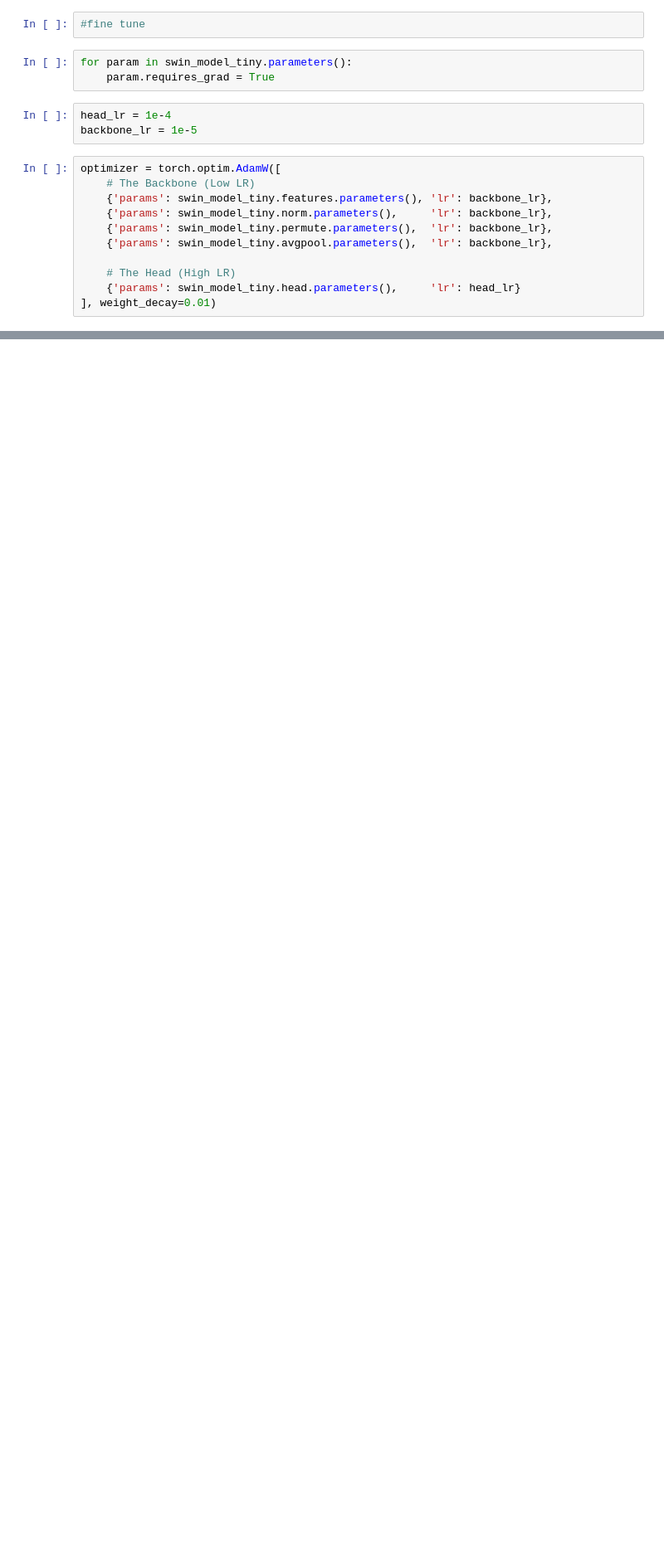
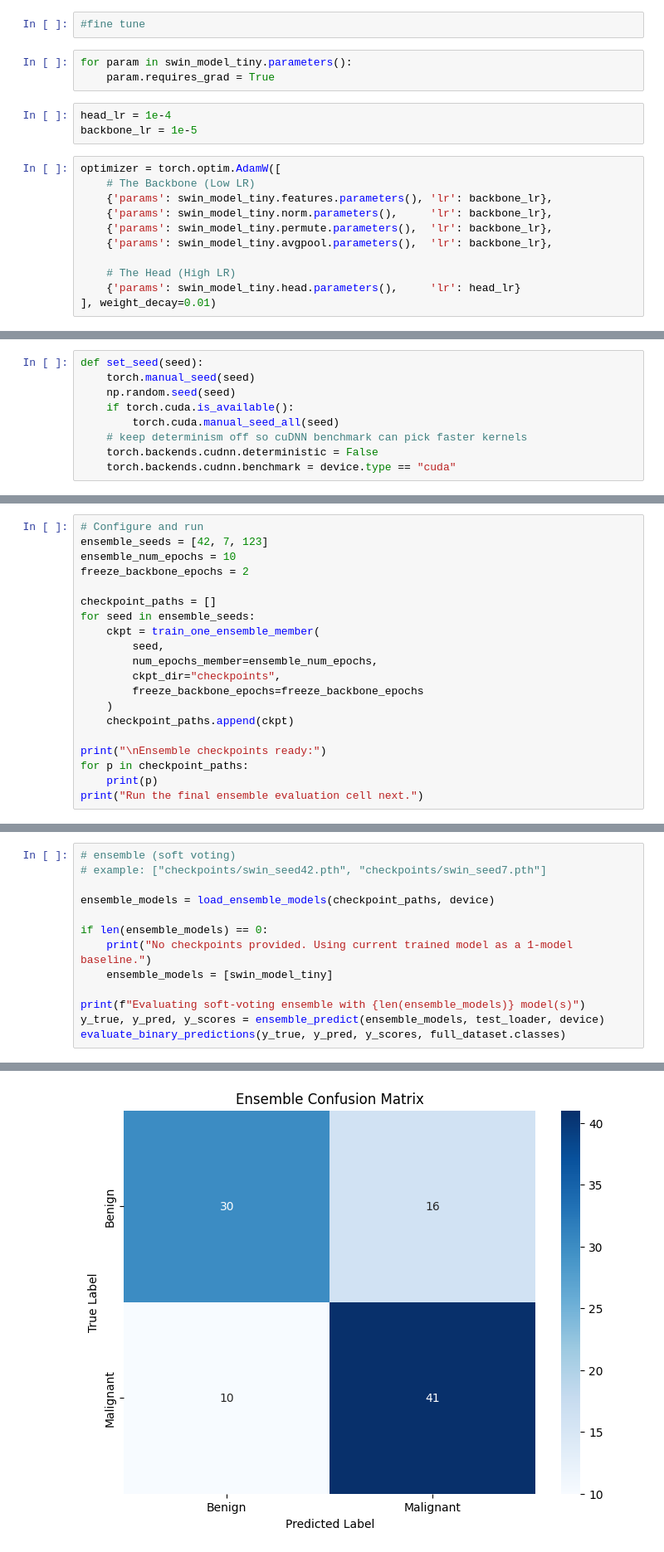
Before and after one commit to Sxres/SkinCancerImageClassificationResearch, a Jupyter notebook: Main&ModelTesting/SwinTransformerV2.ipynb, the cells around one changed output, grey strips where cells are left out. Shown at 83% size. Cells and saved outputs as stored; diff of their text form; blank space fills up the shorter version.

Commit message:
experimenting in swin notebook

```diff
--- a/Main&ModelTesting/SwinTransformerV2.ipynb
+++ b/Main&ModelTesting/SwinTransformerV2.ipynb
@@ -429,0 +480,9 @@ Benign_Other     0.7381  0.6200    0.6739    0.6405       50
+# %%
+def set_seed(seed):
+    torch.manual_seed(seed)
+    np.random.seed(seed)
+    if torch.cuda.is_available():
+        torch.cuda.manual_seed_all(seed)
+    # keep determinism off so cuDNN benchmark can pick faster kernels
+    torch.backends.cudnn.deterministic = False
+    torch.backends.cudnn.benchmark = device.type == "cuda"
@@ -429,0 +663,20 @@ Benign_Other     0.7381  0.6200    0.6739    0.6405       50
+# %%
+# Configure and run
+ensemble_seeds = [42, 7, 123]
+ensemble_num_epochs = 10
+freeze_backbone_epochs = 2
+
+checkpoint_paths = []
+for seed in ensemble_seeds:
+    ckpt = train_one_ensemble_member(
+        seed,
+        num_epochs_member=ensemble_num_epochs,
+        ckpt_dir="checkpoints",
+        freeze_backbone_epochs=freeze_backbone_epochs
+    )
+    checkpoint_paths.append(ckpt)
+
+print("\nEnsemble checkpoints ready:")
+for p in checkpoint_paths:
+    print(p)
+print("Run the final ensemble evaluation cell next.")
@@ -429,0 +702,14 @@ Benign_Other     0.7381  0.6200    0.6739    0.6405       50
+# %%
+# ensemble (soft voting)
+# example: ["checkpoints/swin_seed42.pth", "checkpoints/swin_seed7.pth"]
+
+ensemble_models = load_ensemble_models(checkpoint_paths, device)
+
+if len(ensemble_models) == 0:
+    print("No checkpoints provided. Using current trained model as a 1-model baseline.")
+    ensemble_models = [swin_model_tiny]
+
+print(f"Evaluating soft-voting ensemble with {len(ensemble_models)} model(s)")
+y_true, y_pred, y_scores = ensemble_predict(ensemble_models, test_loader, device)
+evaluate_binary_predictions(y_true, y_pred, y_scores, full_dataset.classes)
+# %% [output]
@@ -429,0 +720 @@ Benign_Other     0.7381  0.6200    0.6739    0.6405       50
+[figure, added]
```
Also changed, not shown: parts of 23 cells of this notebook.
